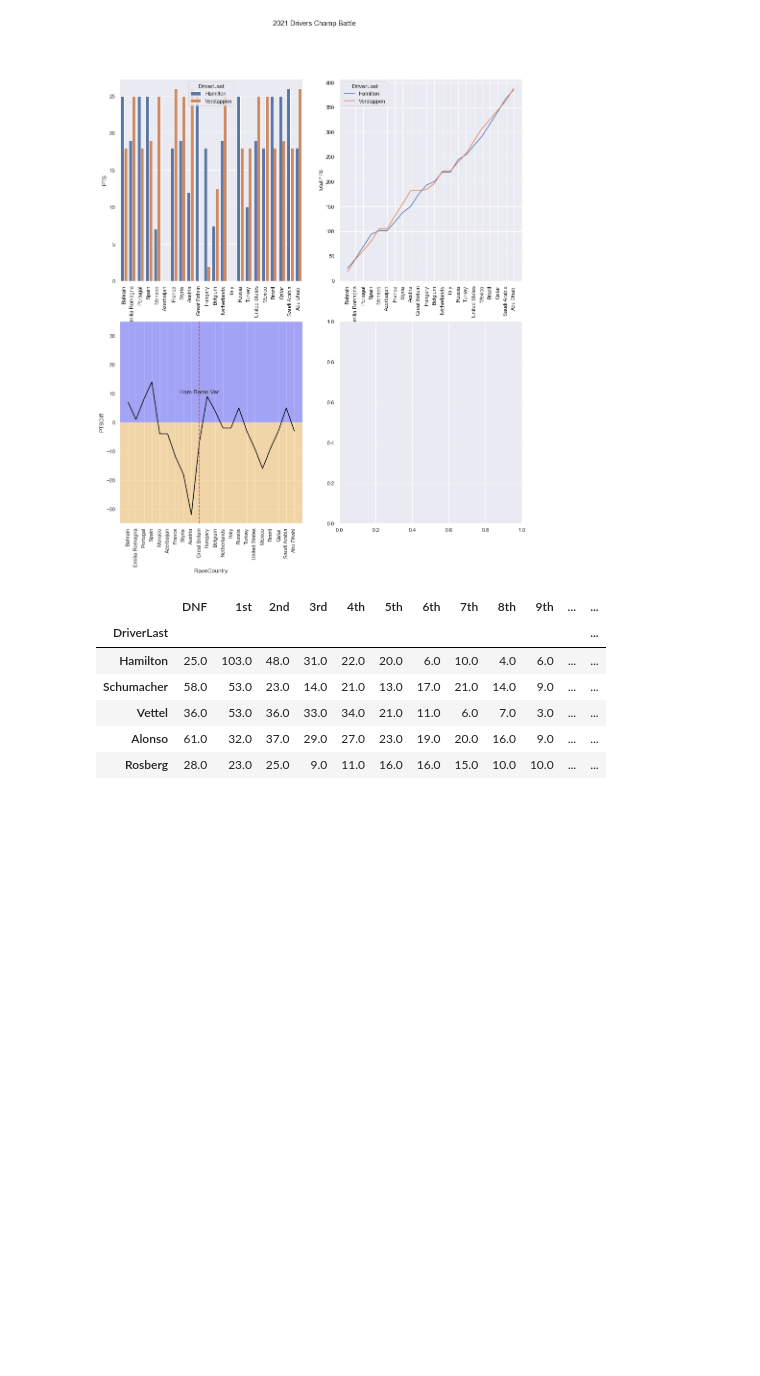
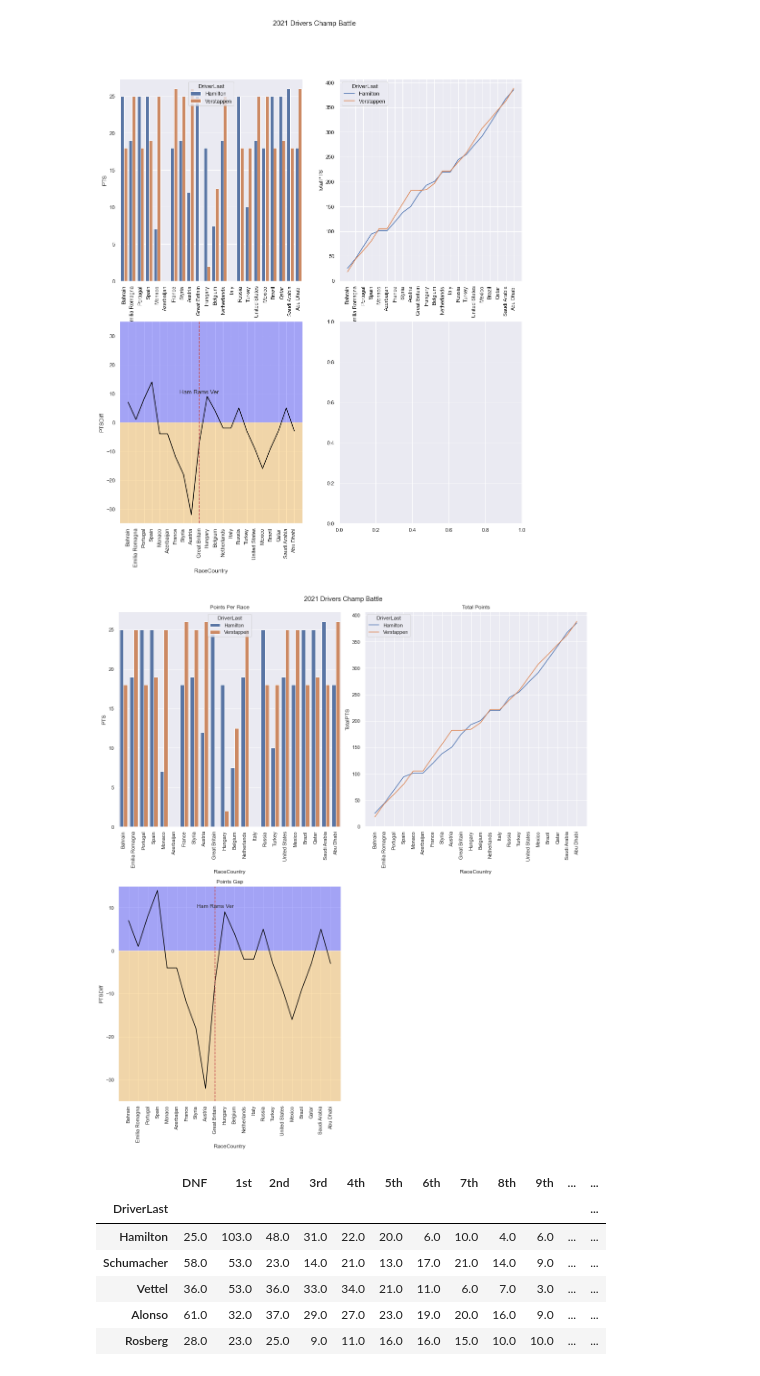
Before and after one commit to maxwellgriffith345/Python_Projects, a Jupyter notebook: F1_Vis/F1_Vis.ipynb, the cells around one changed output. Cells and saved outputs as stored; diff of their text form; code cells hidden in the pictures; blank space fills up the shorter version.

Commit message:
adj layout and print

```diff
--- a/F1_Vis/F1_Vis.ipynb
+++ b/F1_Vis/F1_Vis.ipynb
@@ -225,6 +225,39 @@ axes[1,0].vlines('Great Britain', -35, 35, colors = 'r', linestyle = 'dashed')
 # %% [output]
 <matplotlib.collections.LineCollection at 0x...>
 [figure]
+# %%
+fig = plt.figure(figsize=(15,17), constrained_layout=True)
+fig.suptitle('2021 Drivers Champ Battle')
+
+ax1 = fig.add_subplot(2, 2, 1)
+ax1=sns.barplot(data = Ham_Ver21, x = "RaceCountry", y = "PTS", hue = 'DriverLast')
+ax1.tick_params(axis = 'x', labelrotation = 90)
+ax1.set_title("Points Per Race")
+
+ax2 = fig.add_subplot(2, 2, 2)
+ax2=sns.lineplot(data = Ham_Ver21, x="RaceCountry", y="TotalPTS", hue = 'DriverLast')
+ax2.tick_params(axis = 'x', labelrotation = 90)
+ax2.set_title("Total Points")
+
+ax3 = fig.add_subplot(2, 2, 3)
+ax3=sns.lineplot(data = wide_21, x = 'RaceCountry', y='PTSDiff', color = 'black')
+ax3.tick_params(axis = 'x', labelrotation = 90)
+ax3.set_title("Points Gap")
+ax3.set_ylim([-35,15])
+
+ax3.axhspan(0, 15, facecolor='blue', alpha=0.3)
+ax3.axhspan(-35, 0, facecolor='orange', alpha=0.3)
+
+ax3.annotate('Ham Rams Ver', xy=('Great Britain', 10),
+                 xytext = ('Great Britain', 10),
+                 horizontalalignment = 'center')
+
+ax3.vlines('Great Britain', -35, 15, colors = 'r', linestyle = 'dashed')
+
+
+fig.savefig('Ham_Ver21.jpg')
+# %% [output]
+[figure, added]
 # %%
 heat_data = pd.read_csv('Races_Heat.csv',index_col = "DriverLast")
 heat_data.fillna(0, inplace=True)
```
Also changed, not shown: 1 other file.
